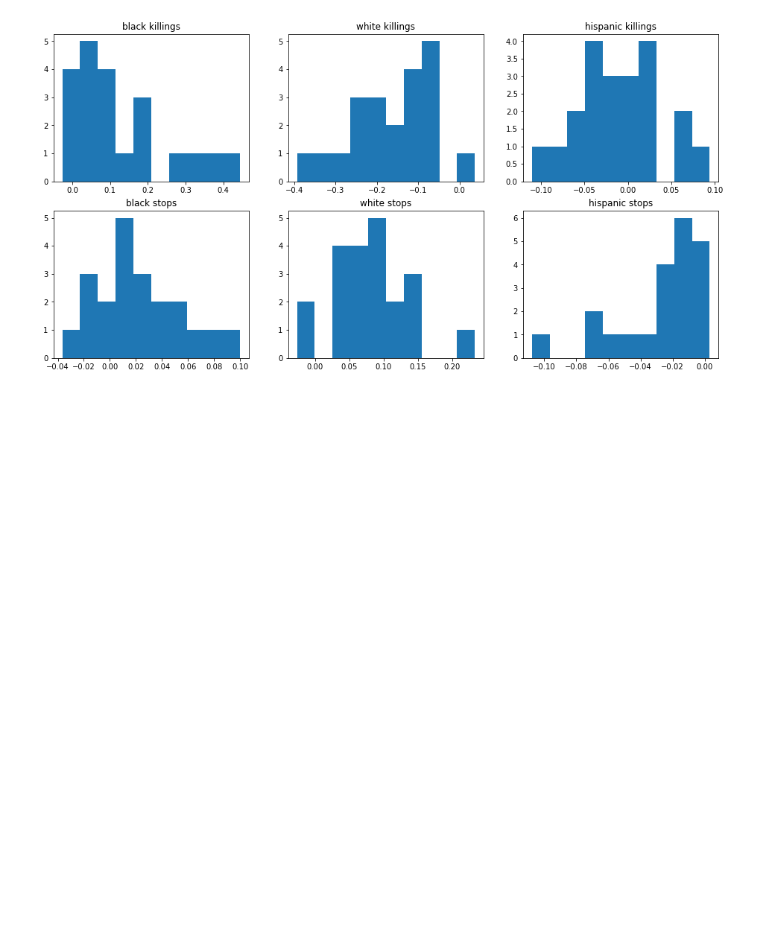
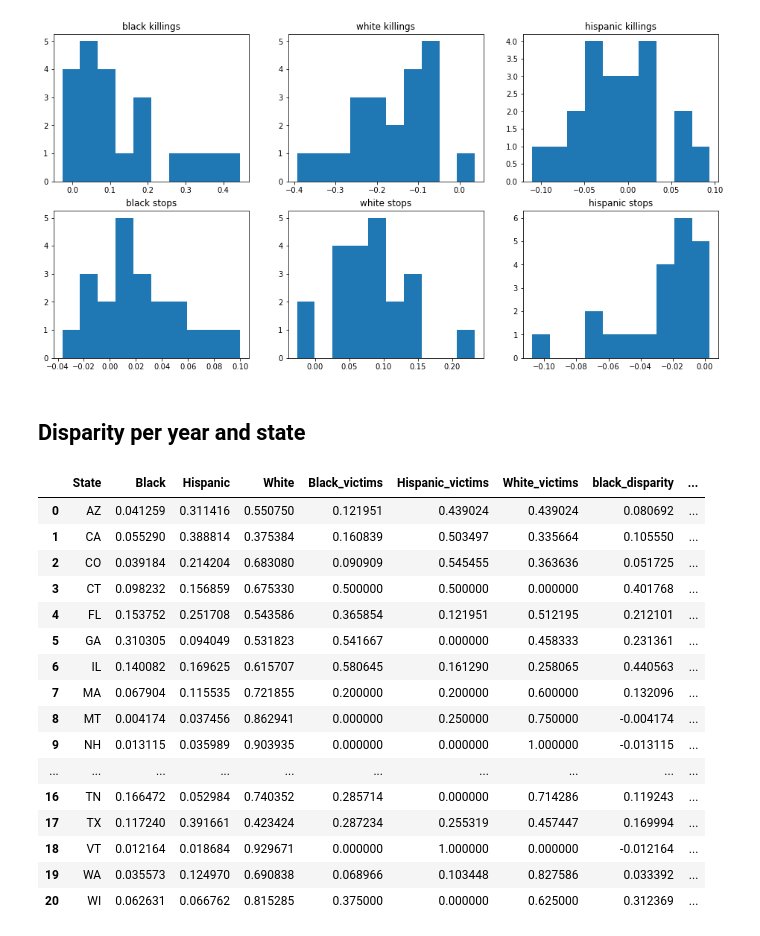
Before and after one commit to epfl-ada/ada-2020-project-milestone-p3-p3_badass, a Jupyter notebook: exploratory.ipynb, the cells around one changed output. Drawn from its saved outputs; the diff is of its cells as text; code cells hidden in the pictures; blank space fills up the shorter version.

```diff
--- a/exploratory.ipynb
+++ b/exploratory.ipynb
@@ -266,3 +266,36 @@ axs[1][2].hist(disparities["hispanic_disparity_stops"])
          0.00311165]),
  <BarContainer object of 10 artists>)
 [figure]
+# %% [markdown]
+## Disparity per year and state
+# %%
+def get_df_for_year(states, year):
+    df = pd.read_excel("data/MPVDatasetDownload.xlsx", sheet_name="2013-2020 Police Killings")
+    df = df[["Victim's race", "Date of Incident (month/day/year)", "State"] ]
+    df.columns = ["race", "date", "state"]
+    df["race"] = df.race.apply(lambda x: "Unknown" if x == "Unknown race" or x == "Unknown Race" or x == "unknown race" else x).iloc[:]
+    df.fillna("Unknown", inplace=True)
+    df = df[(df["race"] == "White") | (df["race"] == "Black") | (df["race"] == "Hispanic")].reset_index(drop = True).iloc[:]
+    df = df[(df["date"] >= f"{year}-01-01") & (df["date"] <= f"{year}-12-31")].reset_index(drop = True)
+    d = {}
+    for state in states:
+        l = []
+        for race in ["Black", "White", "Hispanic"]:
+            by_state = df.groupby("state")
+            if state in by_state.groups:
+                grouped = by_state.get_group(state).groupby("race")
+                if race in grouped.groups:
+                    l.append(grouped.get_group(race).size / 3)
+                else:
+                    l.append(0)
+            else:
+                l = [0, 0, 0]
+        d[state] = l
+    df = pd.DataFrame.from_dict(d).transpose().reset_index()
+    df.columns = ["state", "Black", "White", "Hispanic"]
+    df["total"] = df["Black"] + df["White"] + df["Hispanic"]
+    df["White"] = df["White"] / df["total"]
+    df["Black"] = df["Black"] / df["total"]
+    df["Hispanic"] = df["Hispanic"] / df["total"]
+    df.fillna(0, inplace=True)
+    return df
@@ -268,0 +312,20 @@ axs[1][2].hist(disparities["hispanic_disparity_stops"])
+# %%
+get_disparities_for_year(disparities[["State", "Black", "Hispanic", "White"]], 2014)
+# %% [output]
+|  | State | Black | Hispanic | White | Black_victims | Hispanic_victims | White_victims | black_disparity | ... |
+| 0 | AZ | 0.041259 | 0.311416 | 0.550750 | 0.121951 | 0.439024 | 0.439024 | 0.080692 | ... |
+| 1 | CA | 0.055290 | 0.388814 | 0.375384 | 0.160839 | 0.503497 | 0.335664 | 0.105550 | ... |
+| 2 | CO | 0.039184 | 0.214204 | 0.683080 | 0.090909 | 0.545455 | 0.363636 | 0.051725 | ... |
+| 3 | CT | 0.098232 | 0.156859 | 0.675330 | 0.500000 | 0.500000 | 0.000000 | 0.401768 | ... |
+| 4 | FL | 0.153752 | 0.251708 | 0.543586 | 0.365854 | 0.121951 | 0.512195 | 0.212101 | ... |
+| 5 | GA | 0.310305 | 0.094049 | 0.531823 | 0.541667 | 0.000000 | 0.458333 | 0.231361 | ... |
+| 6 | IL | 0.140082 | 0.169625 | 0.615707 | 0.580645 | 0.161290 | 0.258065 | 0.440563 | ... |
+| 7 | MA | 0.067904 | 0.115535 | 0.721855 | 0.200000 | 0.200000 | 0.600000 | 0.132096 | ... |
+| 8 | MT | 0.004174 | 0.037456 | 0.862941 | 0.000000 | 0.250000 | 0.750000 | -0.004174 | ... |
+| 9 | NH | 0.013115 | 0.035989 | 0.903935 | 0.000000 | 0.000000 | 1.000000 | -0.013115 | ... |
+| ... | ... | ... | ... | ... | ... | ... | ... | ... | ... |
+| 16 | TN | 0.166472 | 0.052984 | 0.740352 | 0.285714 | 0.000000 | 0.714286 | 0.119243 | ... |
+| 17 | TX | 0.117240 | 0.391661 | 0.423424 | 0.287234 | 0.255319 | 0.457447 | 0.169994 | ... |
+| 18 | VT | 0.012164 | 0.018684 | 0.929671 | 0.000000 | 1.000000 | 0.000000 | -0.012164 | ... |
+| 19 | WA | 0.035573 | 0.124970 | 0.690838 | 0.068966 | 0.103448 | 0.827586 | 0.033392 | ... |
+| 20 | WI | 0.062631 | 0.066762 | 0.815285 | 0.375000 | 0.000000 | 0.625000 | 0.312369 | ... |
```
Also changed, not shown: parts of 5 cells of this notebook.
